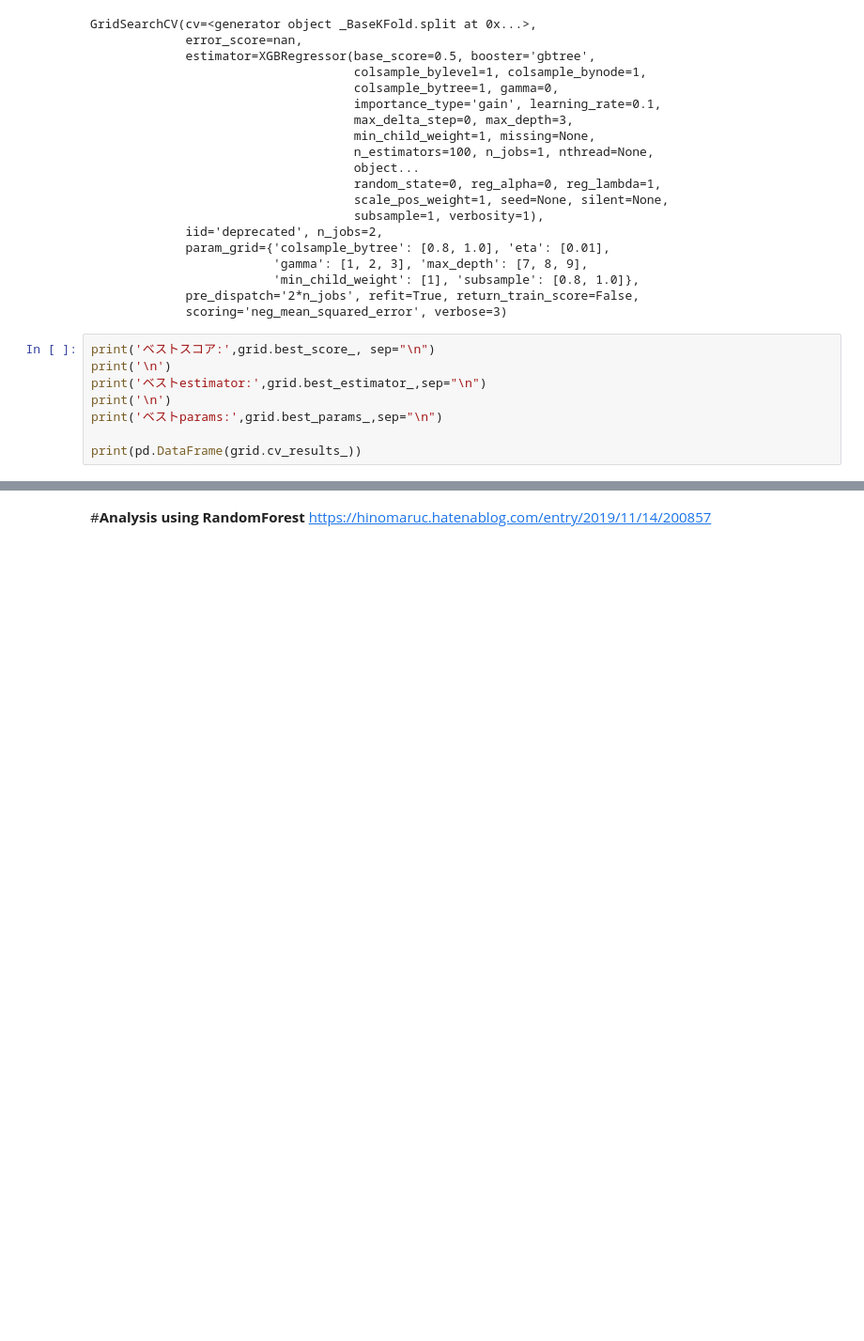
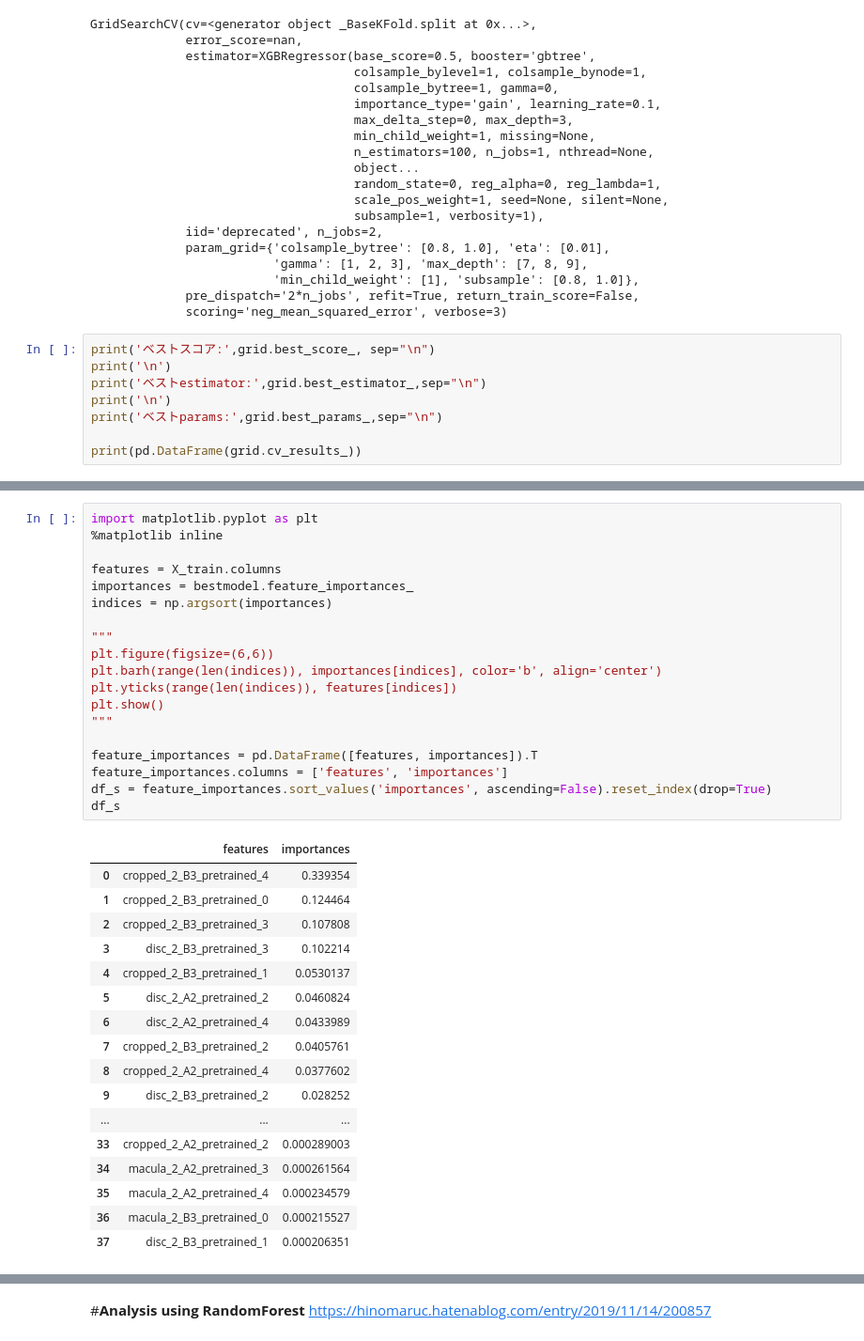
Before and after one commit to ykitaguchi77/FundusPhoto, a Jupyter notebook: RandomForest_and_XGBoost_1.1.ipynb, the cells around one changed output, grey strips where cells are left out. Shown at 94% size. Drawn from its saved outputs; the diff is of its cells as text; blank space fills up the shorter version.

```diff
--- a/RandomForest_and_XGBoost_1.1.ipynb
+++ b/RandomForest_and_XGBoost_1.1.ipynb
@@ -270,2 +270,39 @@ ax.plot([0,10,20,30,40,50],[0,10,20,30,40,50], linewidth=2, color="#C0504D",ls="
+# %%
+import matplotlib.pyplot as plt
+%matplotlib inline
+
+features = X_train.columns
+importances = bestmodel.feature_importances_
+indices = np.argsort(importances)
+
+"""
+plt.figure(figsize=(6,6))
+plt.barh(range(len(indices)), importances[indices], color='b', align='center')
+plt.yticks(range(len(indices)), features[indices])
+plt.show()
+"""
+
+feature_importances = pd.DataFrame([features, importances]).T
+feature_importances.columns = ['features', 'importances']
+df_s = feature_importances.sort_values('importances', ascending=False).reset_index(drop=True)
+df_s
+# %% [output]
+|  | features | importances |
+| 0 | cropped_2_B3_pretrained_4 | 0.339354 |
+| 1 | cropped_2_B3_pretrained_0 | 0.124464 |
+| 2 | cropped_2_B3_pretrained_3 | 0.107808 |
+| 3 | disc_2_B3_pretrained_3 | 0.102214 |
+| 4 | cropped_2_B3_pretrained_1 | 0.0530137 |
+| 5 | disc_2_A2_pretrained_2 | 0.0460824 |
+| 6 | disc_2_A2_pretrained_4 | 0.0433989 |
+| 7 | cropped_2_B3_pretrained_2 | 0.0405761 |
+| 8 | cropped_2_A2_pretrained_4 | 0.0377602 |
+| 9 | disc_2_B3_pretrained_2 | 0.028252 |
+| ... | ... | ... |
+| 33 | cropped_2_A2_pretrained_2 | 0.000289003 |
+| 34 | macula_2_A2_pretrained_3 | 0.000261564 |
+| 35 | macula_2_A2_pretrained_4 | 0.000234579 |
+| 36 | macula_2_B3_pretrained_0 | 0.000215527 |
+| 37 | disc_2_B3_pretrained_1 | 0.000206351 |
 # %%
 xgb.plot_importance(bestmodel, importance_type='gain')
```
Also changed, not shown: parts of 8 cells of this notebook.
